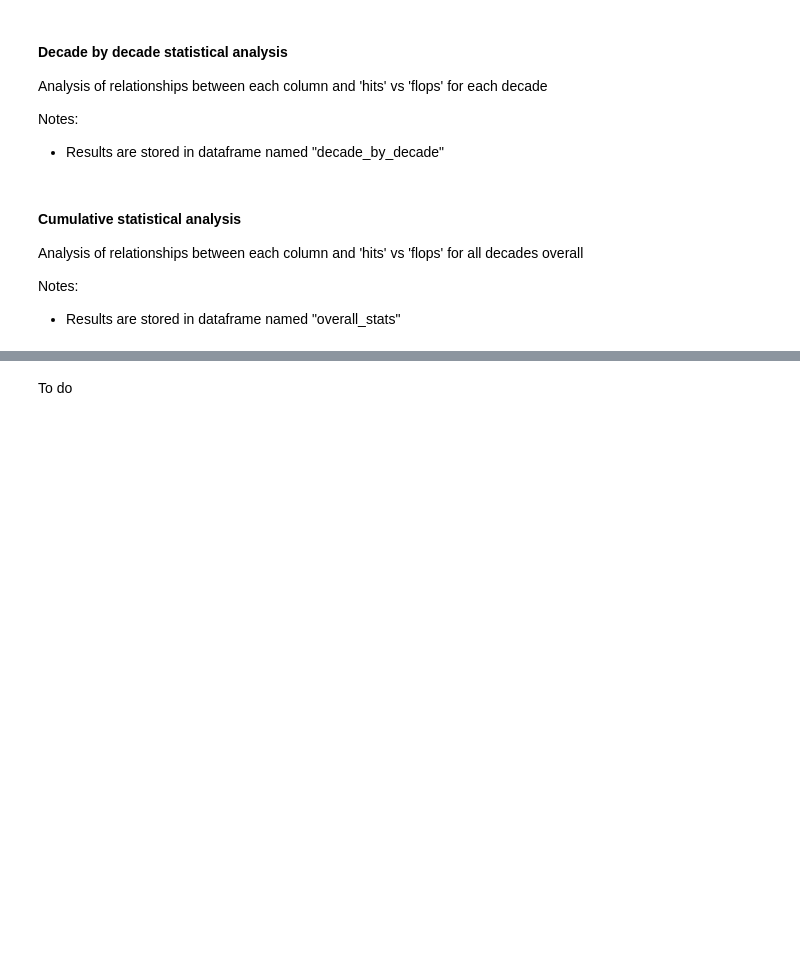
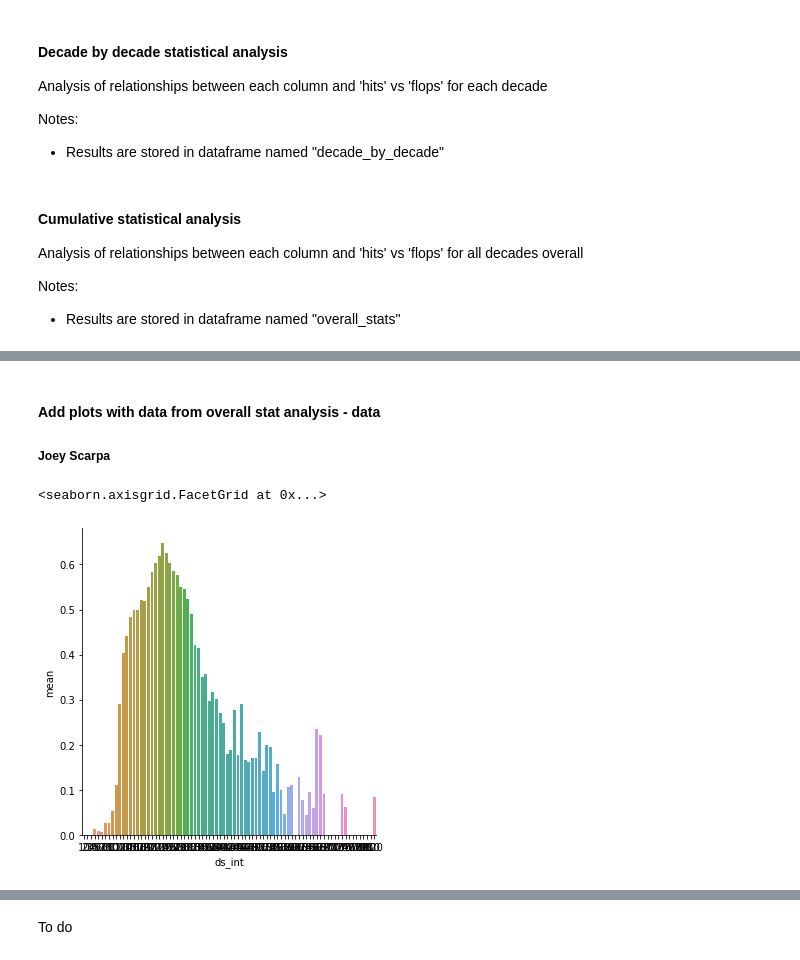
Before and after one commit to josephcscarpa/CS216GP, a Jupyter notebook: project.ipynb, the cells around one changed output, grey strips where cells are left out. Saved outputs shown, nothing was run; the diff lists cells and outputs as text; code cells hidden in the pictures; blank space fills up the shorter version.

Commit message:
duration and energy grgraphs and tables

```diff
--- a/project.ipynb
+++ b/project.ipynb
@@ -32,12 +32,12 @@ data60 = data60.dropna()
 # NOTE: Nothing is actually NA so nothing is truly dropped
 
 # Add a decades column to each dataset (will be helpful when creating cumulative dataset)
-data10['decade'] = [10]*len(data10)
-data00['decade'] = [00]*len(data00)
-data90['decade'] = [90]*len(data90)
-data80['decade'] = [80]*len(data80)
-data70['decade'] = [70]*len(data70)
-data60['decade'] = [60]*len(data60)
+data10['decade'] = [2010]*len(data10)
+data00['decade'] = [2000]*len(data00)
+data90['decade'] = [1990]*len(data90)
+data80['decade'] = [1980]*len(data80)
+data70['decade'] = [1970]*len(data70)
+data60['decade'] = [1960]*len(data60)
 # %%
 # Check for duplicates in dataset
 merged = data10.merge(data00,on=['track','artist'])
@@ -61,3 +61,7 @@ data.head()
 | 2 | Love Someone | Lukas Graham | spotify:track:2JqnpexlO9dmvjUMCaLCLJ | 0.550 | 0.415 | 9 | -6.557 | 0 | 0.0520 | ... |
 | 3 | Music To My Ears (feat. Tory Lanez) | Keys N Krates | spotify:track:0cjfLhk8WJ3etPTCseKXtk | 0.502 | 0.648 | 0 | -5.698 | 0 | 0.0527 | ... |
 | 4 | Juju On That Beat (TZ Anthem) | Zay Hilfigerrr & Zayion McCall | spotify:track:1lItf5ZXJc1by9SbPeljFd | 0.807 | 0.887 | 1 | -3.892 | 1 | 0.2750 | ... |
+# %%
+#Custom columns that might be used generally.
+data["duration_sec"] = np.round(data["duration_ms"]*(1/1000))
+data["duration_sec"]
@@ -102,0 +150,18 @@ overall_stats = pd.DataFrame()
+# %%
+# Target proportion versus duration in seconds.
+bin_max = data["duration_sec"].max()
+print(bin_max)
+i = 1
+bin_arr = []
+while i * 10 < bin_max+10:
+    bin_arr.append(i*10)
+    i+=1
+print(bin_arr)
+bins = pd.cut(data['duration_sec'], bin_arr )
+target_prop_by_duration = data.groupby(bins)['target'].agg(["mean", "count"]).reset_index().dropna()
+#target_prop_by_duration
+
+target_prop_by_duration_sliced = target_prop_by_duration[:82]
+target_prop_by_duration_sliced.insert(0, 'ds_int', range(1, 1+ len(target_prop_by_duration_sliced)))
+target_prop_by_duration_sliced["ds_int"] = target_prop_by_duration_sliced["ds_int"] *10
+target_prop_by_duration_sliced
@@ -102,0 +217,10 @@ overall_stats = pd.DataFrame()
+# %% [markdown]
+#### Add plots with data from overall stat analysis - data
+##### Joey Scarpa
+# %%
+# Proportion of hits versus duration in seconds represented as a bar chart.
+sns.catplot(x = "ds_int", y = "mean", kind = "bar", data = target_prop_by_duration_sliced)
+#pd.crosstab(data['decade'],data['target']).plot.bar(stacked = True)
+# %% [output]
+<seaborn.axisgrid.FacetGrid at 0x...>
+[figure, added]
```
Also changed, not shown: parts of 9 cells of this notebook.
